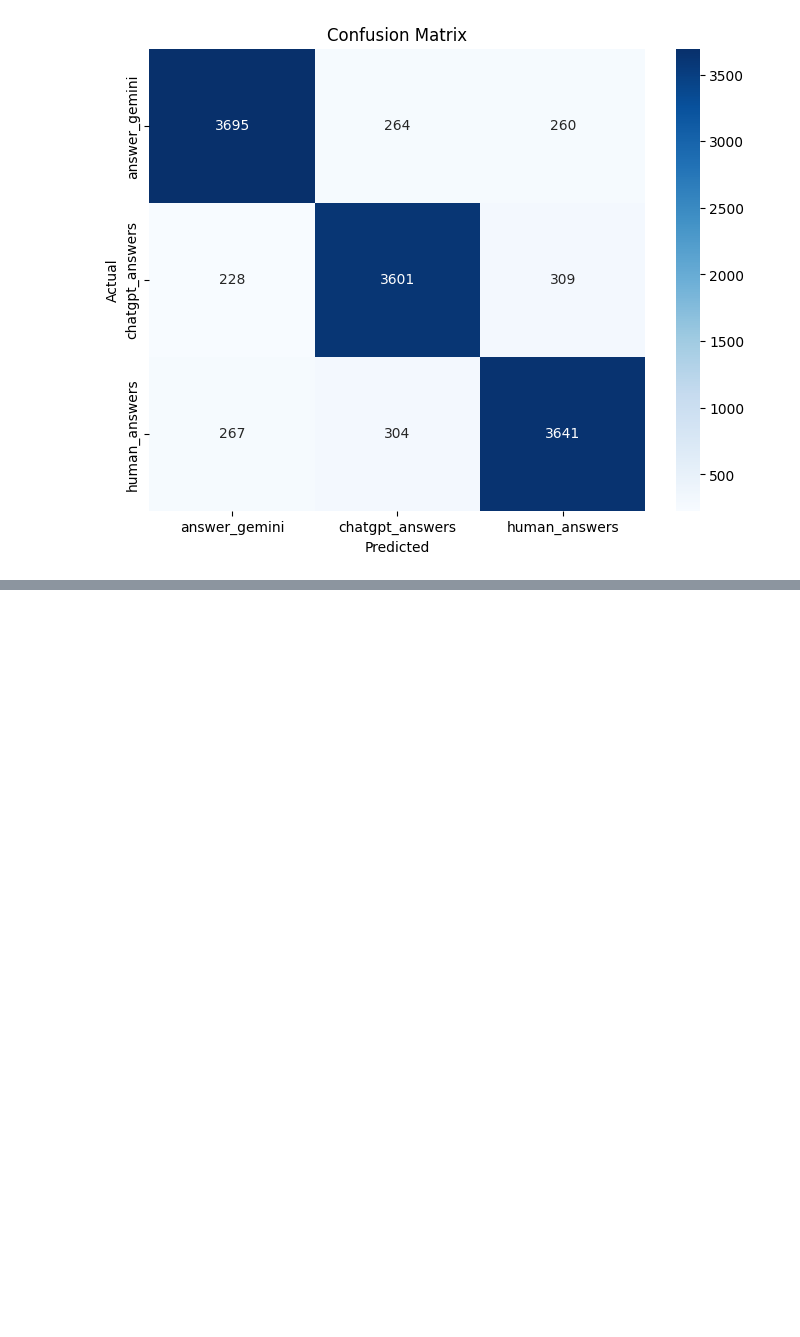
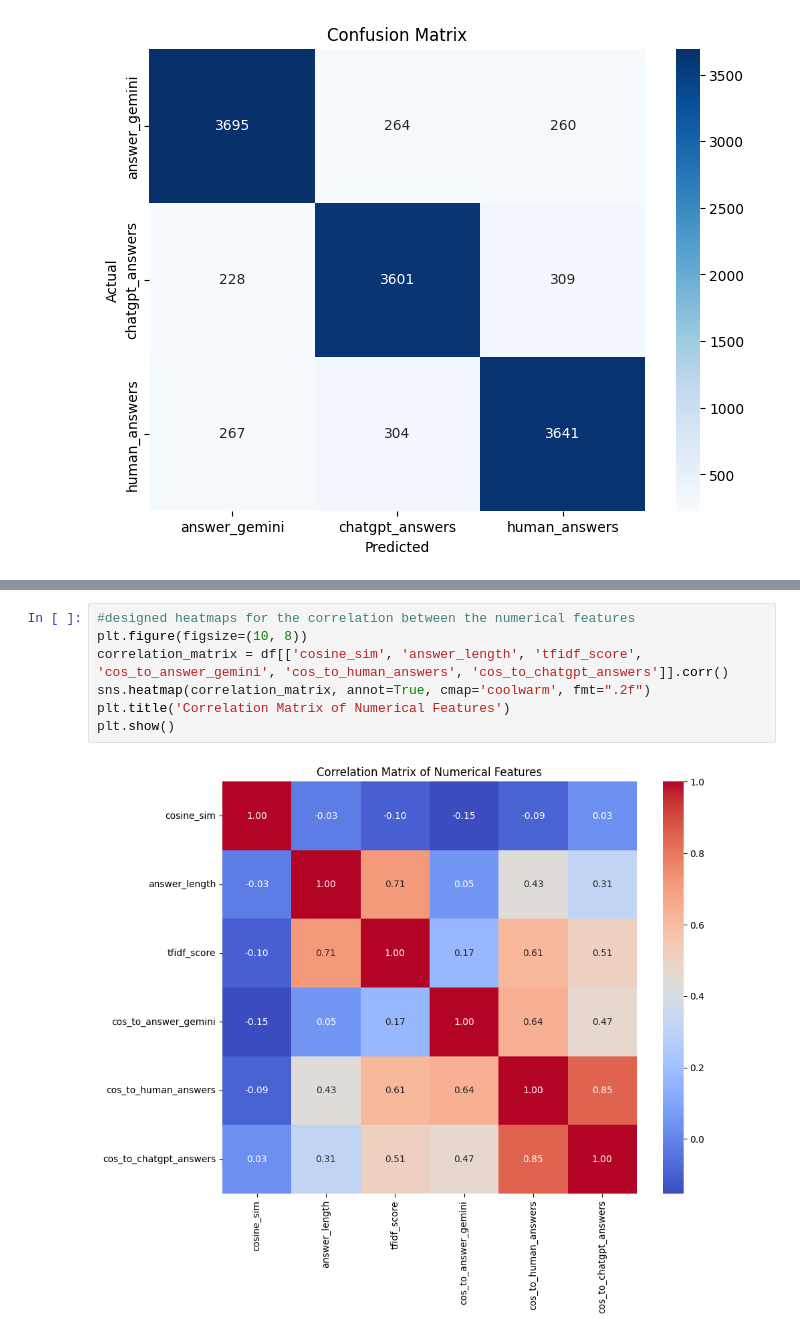
Before and after one commit to Idokopilov/magshimim-final-project, a Jupyter notebook: EDA.ipynb, the cells around one changed output, grey strips where cells are left out. Saved outputs shown, nothing was run; the diff lists cells and outputs as text; blank space fills up the shorter version.

```diff
--- a/EDA.ipynb
+++ b/EDA.ipynb
@@ -528,0 +555,9 @@ plt.show()
+# %%
+#designed heatmaps for the correlation between the numerical features
+plt.figure(figsize=(10, 8))
+correlation_matrix = df[['cosine_sim', 'answer_length', 'tfidf_score', 'cos_to_answer_gemini', 'cos_to_human_answers', 'cos_to_chatgpt_answers']].corr()
+sns.heatmap(correlation_matrix, annot=True, cmap='coolwarm', fmt=".2f")
+plt.title('Correlation Matrix of Numerical Features')
+plt.show()
+# %% [output]
+[figure, added]
```
Also changed, not shown: parts of 10 cells of this notebook.
